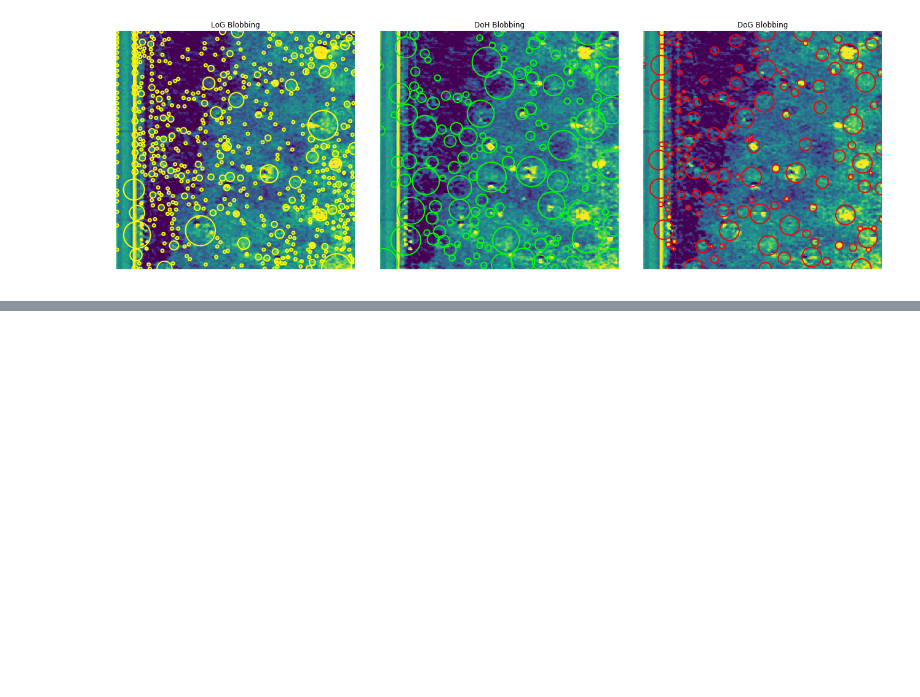
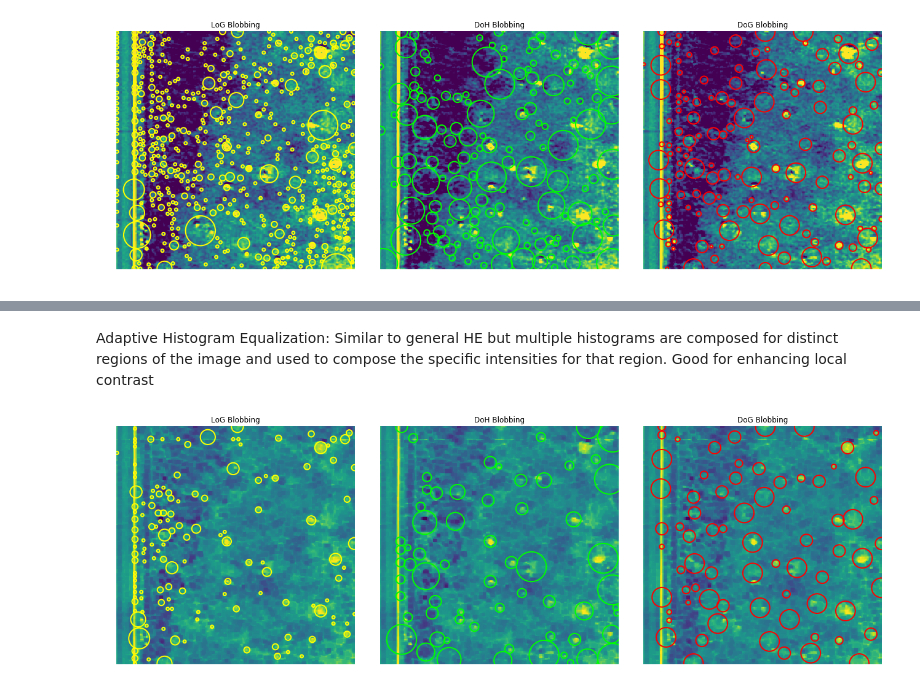
Before and after one commit to Powers-RC/Capstone, a Jupyter notebook: src/Mound_detection_methods.ipynb, the cells around one changed output, grey strips where cells are left out. Drawn from its saved outputs; the diff is of its cells as text; code cells hidden in the pictures; blank space fills up the shorter version.

```diff
--- a/src/Mound_detection_methods.ipynb
+++ b/src/Mound_detection_methods.ipynb
@@ -303,0 +298,55 @@ ValueError: The truth value of an array with more than one element is ambiguous.
+# %% [markdown]
+Adaptive Histogram Equalization:
+    Similar to general HE but multiple histograms are composed for distinct regions of the image and used to compose the specific intensities for that region. Good for enhancing local contrast
+# %%
+#adaptive equalization
+plt.close('all')
+images = ['0-3.png']
+filepath = '../../Capstone_images/NN_ready_images'
+
+for p in images:
+    im = Image.open(filepath + '/' + p)
+    im.load()
+    im_data = np.asarray(im)
+    grey_im = rgb2gray(im_data)
+
+
+    from skimage.morphology import closing, square
+
+    img_adapteq = exposure.equalize_adapthist(grey_im, clip_limit=0.008)
+    new_image = closing(img_adapteq, square(3))
+
+    #Laplacian of Gaussian (LoG) method
+    blobs_log = blob_log(new_image, min_sigma=1, max_sigma=10, threshold=.1, overlap=.1)
+    blobs_log[:, 2] = blobs_log[:, 2] * sqrt(2)
+
+    # Determinant of Hessian method
+    blobs_doh = blob_doh(new_image, min_sigma=1, max_sigma=10, threshold=.002, overlap=0.1)
+    blobs_doh[:, 2] = blobs_doh[:, 2] * sqrt(2)
+
+    #Difference of Gaussian (DoG) method
+    blobs_dog = blob_dog(new_image, threshold=.1, min_sigma = 1, max_sigma=10, overlap = 0.1)
+    blobs_dog[:, 2] = blobs_dog[:,2] * sqrt(2)
+
+    blobs_lst = [blobs_log, blobs_doh, blobs_dog]
+    colors = ['yellow', 'lime', 'red']
+    titles = ['LoG Blobbing', 'DoH Blobbing', 'DoG Blobbing']
+
+    order = zip(blobs_lst, colors, titles)
+    f, ax = plt.subplots(1,3, figsize=(18, 16))
+
+
+
+    for i, (blob, color, title) in enumerate(order):
+        ax[i].set_title(title)
+        ax[i].imshow(new_image, interpolation='nearest')
+        for b in blob:
+            y, x, r = b
+            c = plt.Circle((x,y), r, color=color, linewidth=2, fill=False)
+            ax[i].add_patch(c)
+        ax[i].set_axis_off()
+
+    plt.tight_layout()
+    plt.show()
+# %% [output]
+[figure, added]
```
Also changed, not shown: parts of 15 cells of this notebook, 5 other files.
